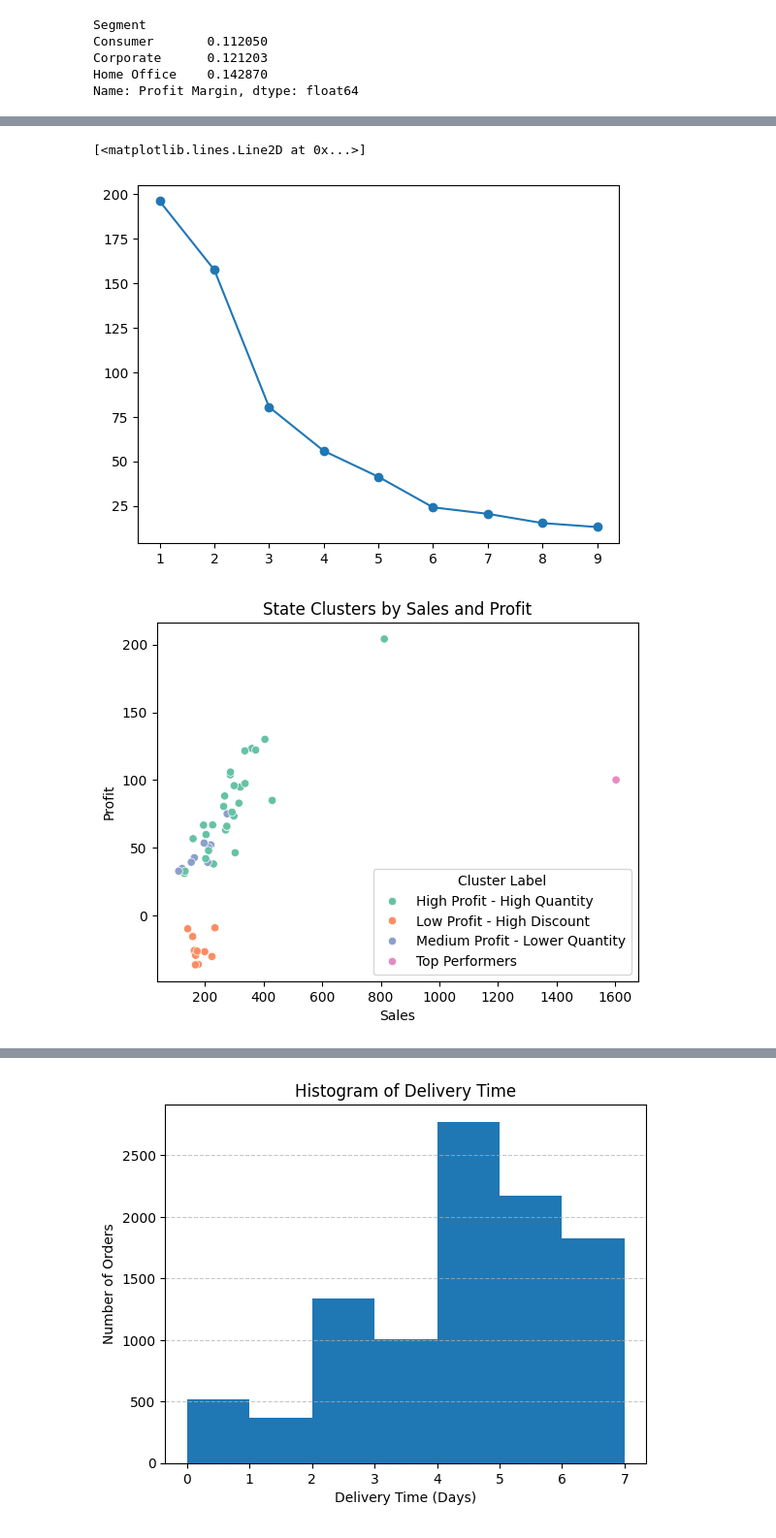
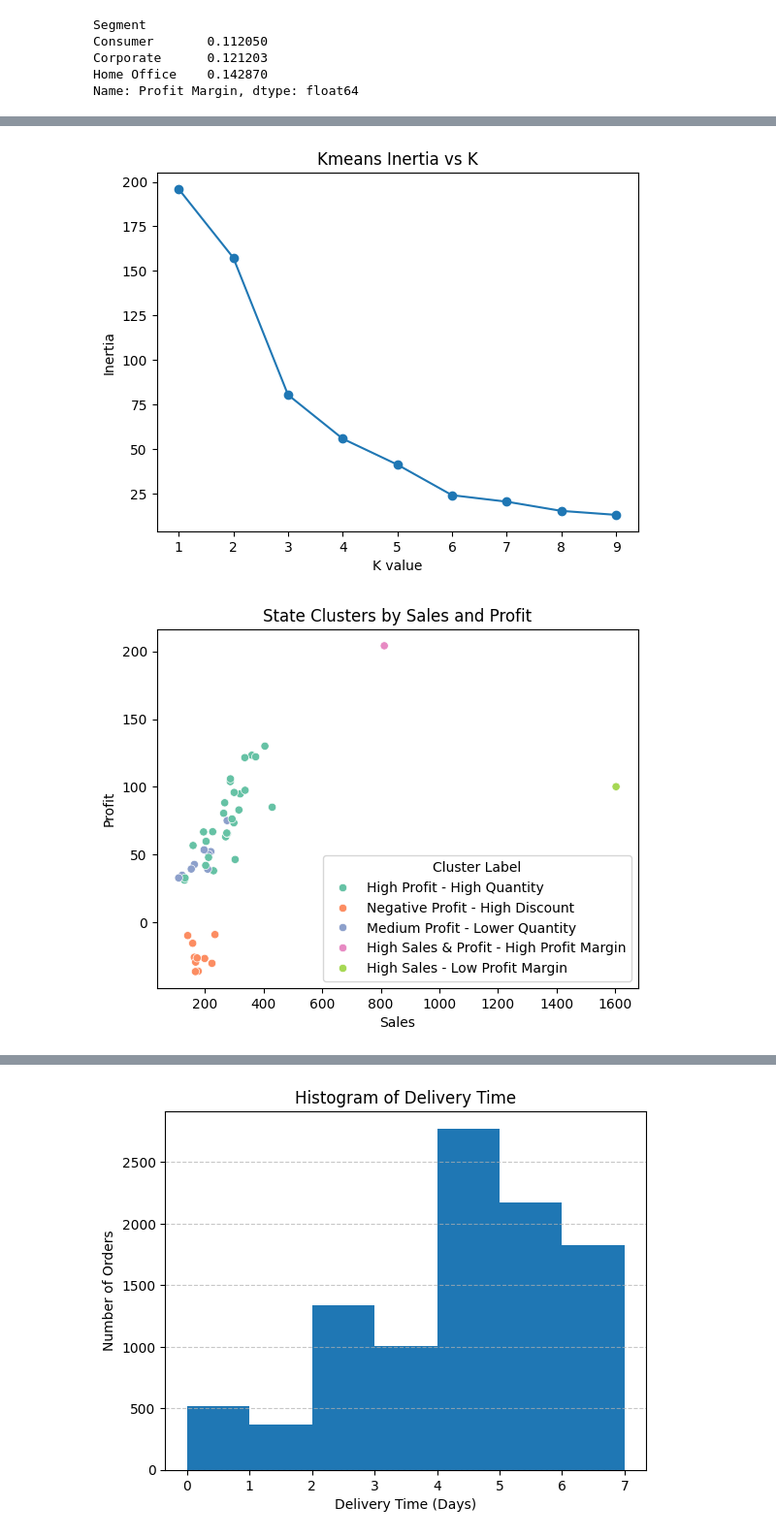
Before and after one commit to KyleNicholls19/StoreDataAnalysis, a Jupyter notebook: StoreAnalysis.ipynb, the cells around one changed output, grey strips where cells are left out. Shown at 97% size. Cells and saved outputs as stored; diff of their text form; code cells hidden in the pictures.

```diff
--- a/StoreAnalysis.ipynb
+++ b/StoreAnalysis.ipynb
@@ -464,35 +559,37 @@ df.groupby("Region")["Profit"].sum().plot(kind='pie', autopct='%1.1f%%')
 # %%
-
-
 state_data = df.groupby("State")[["Sales","Profit","Discount","Quantity"]].mean()
 
 # Normalize the features
 scaler = StandardScaler()
 scaled_data = scaler.fit_transform(state_data)
 
 # find the optimal amount of clusters
 inertia = []
 for k in range(1,10):
     kmeans = KMeans(n_clusters=k, random_state=42)
     kmeans.fit(scaled_data)
     inertia.append(kmeans.inertia_)
 
 plt.plot(range(1,10), inertia, marker='o')
+plt.ylabel("Inertia")
+plt.xlabel("K value")
+plt.title("Kmeans Inertia vs K")
+plt.show()
 # %% [output]
-[<matplotlib.lines.Line2D at 0x...>]
-[figure, old version]
+[figure, new version]
 # %%
 # Since 4 appears to be the approximate elbow point, we choose k=4
 
 # Assign each state to one of 4 clusters
-kmeans = KMeans(n_clusters=4, random_state=42)
+kmeans = KMeans(n_clusters=5, random_state=42)
 state_data["State-Cluster"] = kmeans.fit_predict(scaled_data)
 
 cluster_labels = {
     0: "High Profit - High Quantity",
-    1: "Top Performers",
-    2: "Low Profit - High Discount",
-    3: "Medium Profit - Lower Quantity"
+    1: "High Sales - Low Profit Margin",
+    2: "Negative Profit - High Discount",
+    3: "Medium Profit - Lower Quantity",
+    4: "High Sales & Profit - High Profit Margin"
 
 }
 
@@ -502,7 +599,7 @@ sns.scatterplot(data=state_data, x="Sales", y="Profit", hue="Cluster Label", pal
 plt.title("State Clusters by Sales and Profit")
 plt.show()
 # %% [output]
-[figure, old version]
+[figure, new version]
 # %%
 state_data["Profit Margin"] = state_data["Profit"] / state_data["Sales"]
 
```
Also changed, not shown: parts of 25 cells of this notebook.
